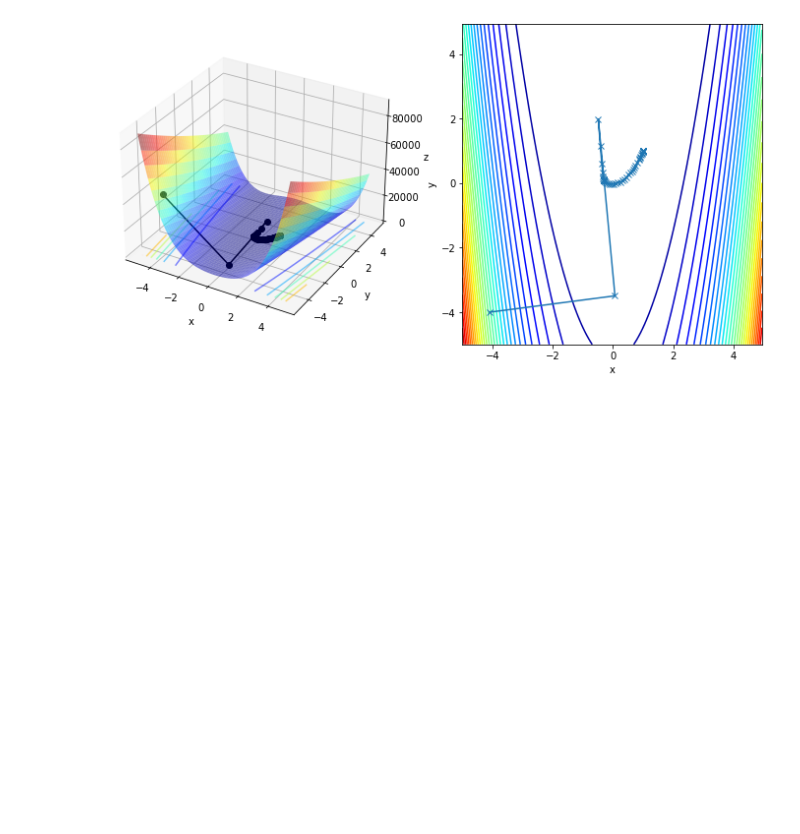
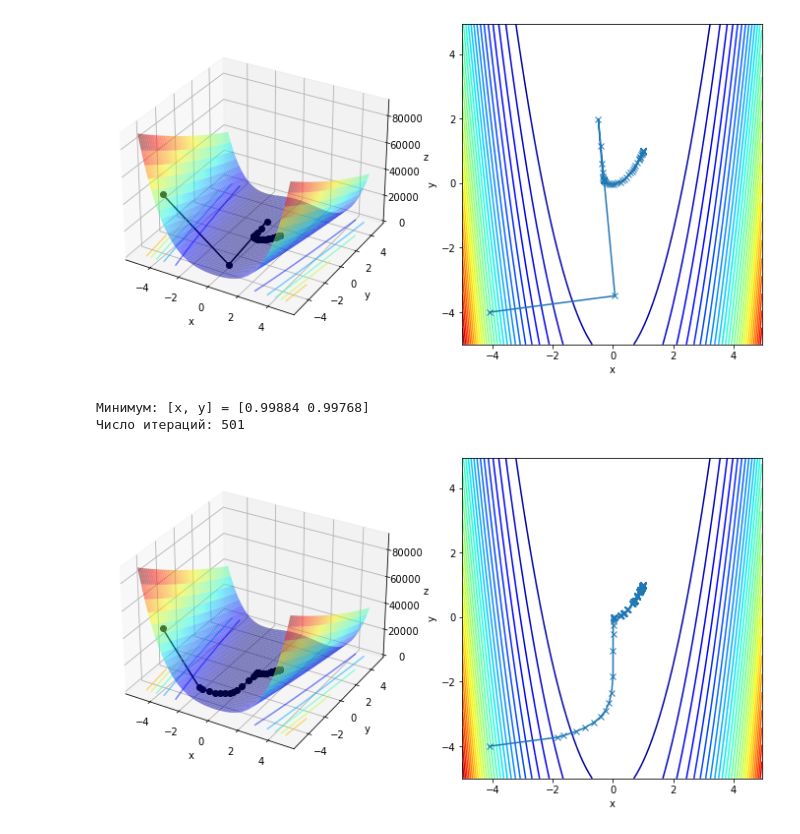
Before and after one commit to gittasche/Some-minimization-algorithms, a Jupyter notebook: Minimization.ipynb, the cells around one changed output. Saved outputs shown, nothing was run; the diff lists cells and outputs as text; code cells hidden in the pictures; blank space fills up the shorter version.

```diff
--- a/Minimization.ipynb
+++ b/Minimization.ipynb
@@ -63,12 +63,11 @@ def gradient(func, x0, step):
 # %% [markdown]
 Реализация Backtracking line search
 # %%
-def line_search(func, xk, pk, step, c1=0.1, c2=0.9, MAX_SRCH_ITER=100):
+def line_search(func, xk, pk, step, alpha0=0.5, c1=0.1, c2=0.9, MAX_SRCH_ITER=100):
     first_cond = lambda alpha: func(*(xk + alpha*pk)) - func(*xk) - c1*alpha*np.dot(gradient(func, xk, step), pk)
-    # second_cond = lambda alpha: abs(np.dot(gradient(func, xk + alpha*pk, step), pk)) - c2*abs(np.dot(gradient(func, xk, step), pk))
 
     num_steps = 0
-    alpha = 0.5
+    alpha = alpha0
     while first_cond(alpha) > 0:
         alpha *= 0.5
         num_steps += 1
@@ -335,3 +393,16 @@ plotter(Ros_func, points_BFGS)
 Минимум: [x, y] = [0.99997 0.99994]
 Число итераций: 69
 [figure]
+# %%
+Ros_func = lambda x, y: 100*(y - x**2)**2 + (1 - x)**2
+init = np.array([-4.1, -4.])
+# %%
+fin, points_LBFGS, iterations = LBFGS(Ros_func, init)
+with np.printoptions(precision=5, suppress=True):
+    print(f'Минимум: [x, y] = {fin}')
+print(f'Число итераций: {iterations}')
+plotter(Ros_func, points_LBFGS)
+# %% [output]
+Минимум: [x, y] = [0.99884 0.99768]
+Число итераций: 501
+[figure, added]
```
Also changed, not shown: parts of 2 cells of this notebook.
